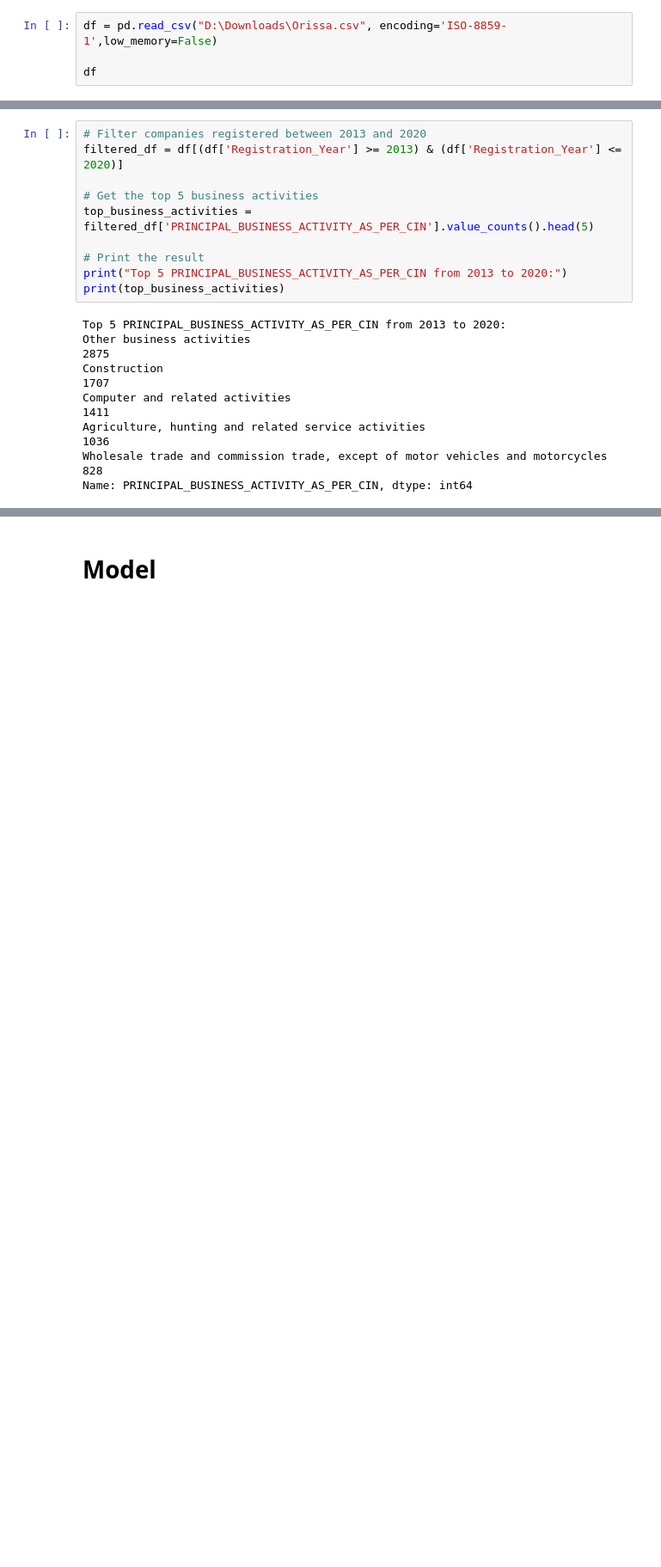
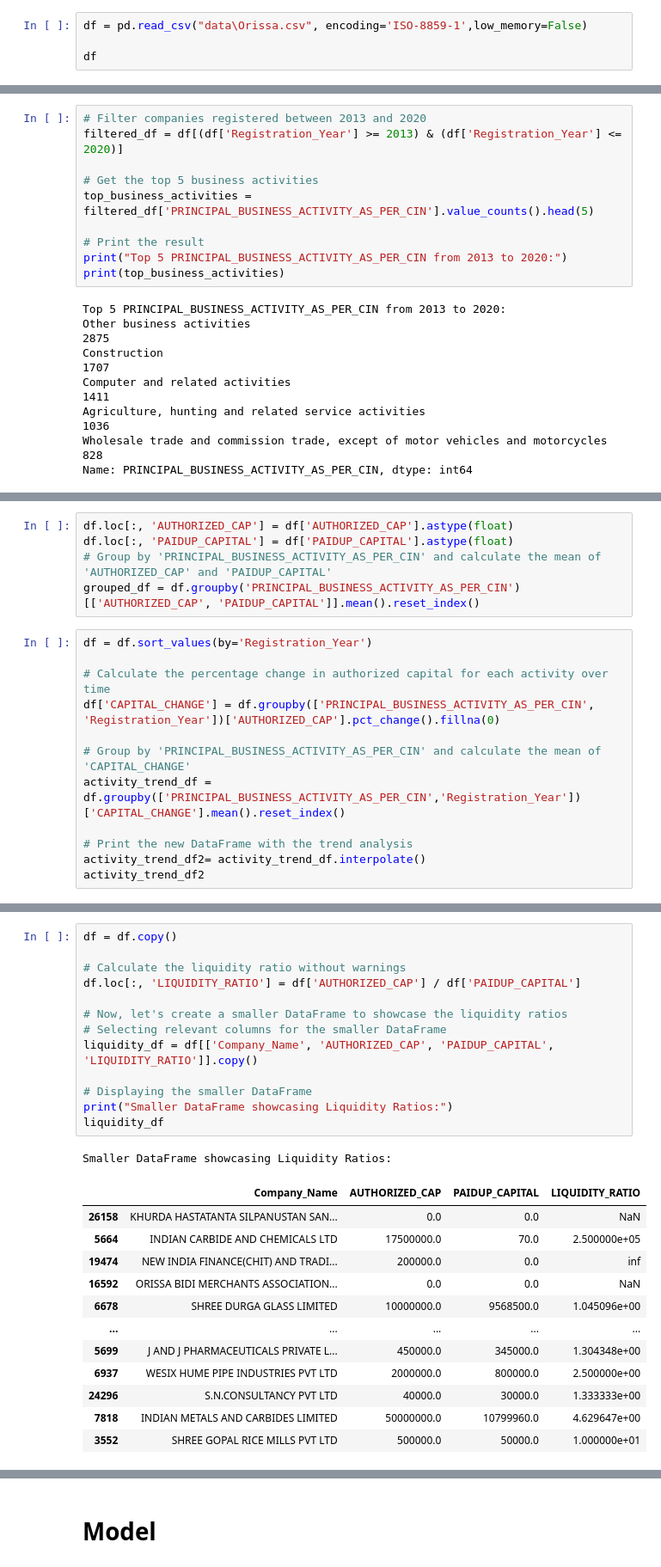
Before and after one commit to Soumiksb06/Statewise-business-comparison-and-forecast, a Jupyter notebook: OD_Companies.ipynb, the cells around one changed output, grey strips where cells are left out. Shown at 86% size. Cells and saved outputs as stored; diff of their text form; blank space fills up the shorter version.

```diff
--- a/OD_Companies.ipynb
+++ b/OD_Companies.ipynb
@@ -3,7 +3,7 @@ import pandas as pd
 import matplotlib.pyplot as plt
 import seaborn as sns
 # %%
-df = pd.read_csv("D:\Downloads\Orissa.csv", encoding='ISO-8859-1',low_memory=False)
+df = pd.read_csv("data\Orissa.csv", encoding='ISO-8859-1',low_memory=False)
 
 df
 # %% [output]
@@ -181,0 +184,17 @@ Name: PRINCIPAL_BUSINESS_ACTIVITY_AS_PER_CIN, dtype: int64
+# %%
+df.loc[:, 'AUTHORIZED_CAP'] = df['AUTHORIZED_CAP'].astype(float)
+df.loc[:, 'PAIDUP_CAPITAL'] = df['PAIDUP_CAPITAL'].astype(float)
+# Group by 'PRINCIPAL_BUSINESS_ACTIVITY_AS_PER_CIN' and calculate the mean of 'AUTHORIZED_CAP' and 'PAIDUP_CAPITAL'
+grouped_df = df.groupby('PRINCIPAL_BUSINESS_ACTIVITY_AS_PER_CIN')[['AUTHORIZED_CAP', 'PAIDUP_CAPITAL']].mean().reset_index()
+# %%
+df = df.sort_values(by='Registration_Year')
+
+# Calculate the percentage change in authorized capital for each activity over time
+df['CAPITAL_CHANGE'] = df.groupby(['PRINCIPAL_BUSINESS_ACTIVITY_AS_PER_CIN', 'Registration_Year'])['AUTHORIZED_CAP'].pct_change().fillna(0)
+
+# Group by 'PRINCIPAL_BUSINESS_ACTIVITY_AS_PER_CIN' and calculate the mean of 'CAPITAL_CHANGE'
+activity_trend_df = df.groupby(['PRINCIPAL_BUSINESS_ACTIVITY_AS_PER_CIN','Registration_Year'])['CAPITAL_CHANGE'].mean().reset_index()
+
+# Print the new DataFrame with the trend analysis
+activity_trend_df2= activity_trend_df.interpolate()
+activity_trend_df2
@@ -181,0 +251,27 @@ Name: PRINCIPAL_BUSINESS_ACTIVITY_AS_PER_CIN, dtype: int64
+# %%
+df = df.copy()
+
+# Calculate the liquidity ratio without warnings
+df.loc[:, 'LIQUIDITY_RATIO'] = df['AUTHORIZED_CAP'] / df['PAIDUP_CAPITAL']
+
+# Now, let's create a smaller DataFrame to showcase the liquidity ratios
+# Selecting relevant columns for the smaller DataFrame
+liquidity_df = df[['Company_Name', 'AUTHORIZED_CAP', 'PAIDUP_CAPITAL', 'LIQUIDITY_RATIO']].copy()
+
+# Displaying the smaller DataFrame
+print("Smaller DataFrame showcasing Liquidity Ratios:")
+liquidity_df
+# %% [output]
+Smaller DataFrame showcasing Liquidity Ratios:
+|  | Company_Name | AUTHORIZED_CAP | PAIDUP_CAPITAL | LIQUIDITY_RATIO |
+| 26158 | KHURDA HASTATANTA SILPANUSTAN SAN... | 0.0 | 0.0 | NaN |
+| 5664 | INDIAN CARBIDE AND CHEMICALS LTD | 17500000.0 | 70.0 | 2.500000e+05 |
+| 19474 | NEW INDIA FINANCE(CHIT) AND TRADI... | 200000.0 | 0.0 | inf |
+| 16592 | ORISSA BIDI MERCHANTS ASSOCIATION... | 0.0 | 0.0 | NaN |
+| 6678 | SHREE DURGA GLASS LIMITED | 10000000.0 | 9568500.0 | 1.045096e+00 |
+| ... | ... | ... | ... | ... |
+| 5699 | J AND J PHARMACEUTICALS PRIVATE L... | 450000.0 | 345000.0 | 1.304348e+00 |
+| 6937 | WESIX HUME PIPE INDUSTRIES PVT LTD | 2000000.0 | 800000.0 | 2.500000e+00 |
+| 24296 | S.N.CONSULTANCY PVT LTD | 40000.0 | 30000.0 | 1.333333e+00 |
+| 7818 | INDIAN METALS AND CARBIDES LIMITED | 50000000.0 | 10799960.0 | 4.629647e+00 |
+| 3552 | SHREE GOPAL RICE MILLS PVT LTD | 500000.0 | 50000.0 | 1.000000e+01 |
```
Also changed, not shown: parts of 6 cells of this notebook.
